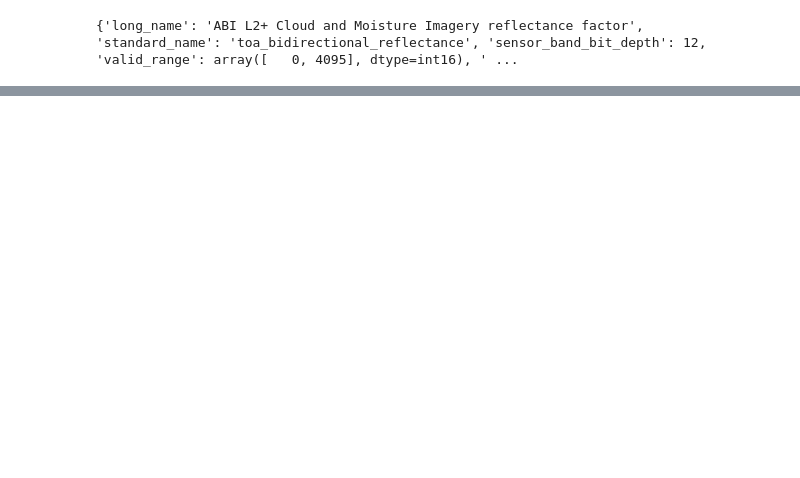
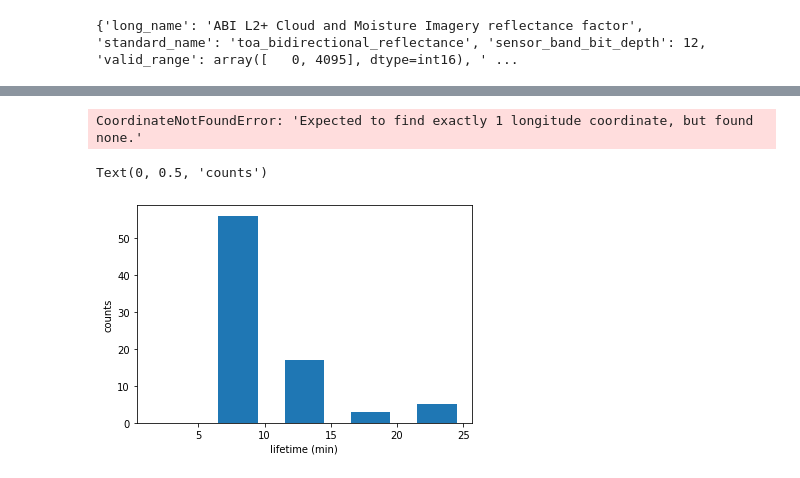
Before and after one commit to tobac-project/tobac-tutorials, a Jupyter notebook: themes/tobac_v1/Example_VIS_Tracking_Satellite/Example_VIS_Tracking_Satellite.ipynb, the cells around one changed output, grey strips where cells are left out. Cells and saved outputs as stored; diff of their text form; code cells hidden in the pictures; blank space fills up the shorter version.

```diff
--- a/themes/tobac_v1/Example_VIS_Tracking_Satellite/Example_VIS_Tracking_Satellite.ipynb
+++ b/themes/tobac_v1/Example_VIS_Tracking_Satellite/Example_VIS_Tracking_Satellite.ipynb
@@ -195,6 +205,6 @@ print(DS_BB.CMI.attrs)
 # %%
 # Determine temporal and spatial sampling of the input data:
-dxy,dt=tobac.utils.get_spacings(DS_BB.CMI,grid_spacing=500)
+dxy,dt=tobac.utils.get_spacings(new_data.CMI,grid_spacing=500)
 # %%
 # Keyword arguments for the feature detection step
 parameters_features={}
@@ -243,0 +314,15 @@ Track.to_netcdf(os.path.join(savedir,'Track.nc'))
+# %%
+# Display animation:
+from IPython.display import HTML, Image, display
+HTML(animation_test_tobac.to_html5_video())
+# %% [output]
+CoordinateNotFoundError: 'Expected to find exactly 1 longitude coordinate, but found none.'
+# %%
+# Lifetimes of tracked clouds:
+fig_lifetime,ax_lifetime=plt.subplots()
+tobac.plot.plot_lifetime_histogram_bar(Track,axes=ax_lifetime,bin_edges=np.arange(0,30,5),density=False,width_bar=3)
+ax_lifetime.set_xlabel('lifetime (min)')
+ax_lifetime.set_ylabel('counts')
+# %% [output]
+Text(0, 0.5, 'counts')
+[figure, added]
```
Also changed, not shown: parts of 15 cells of this notebook.
